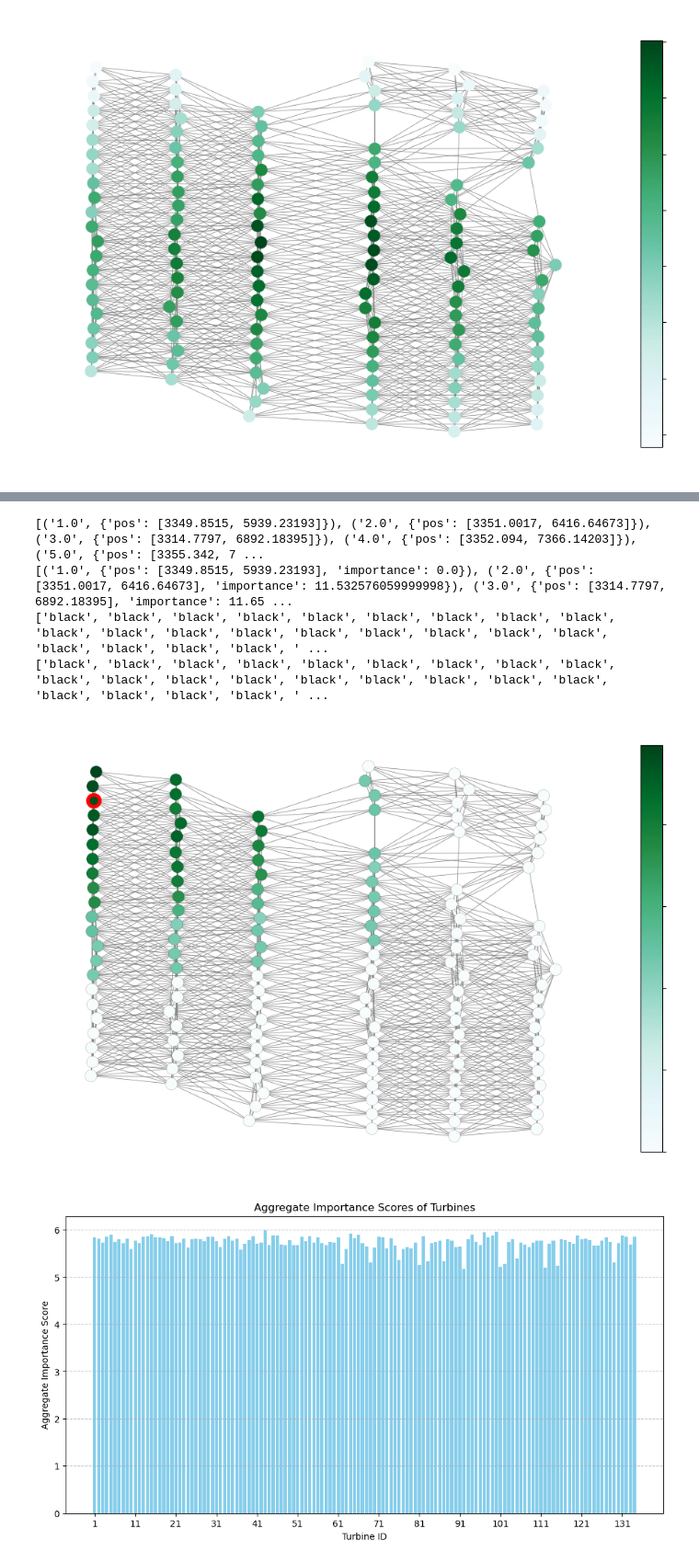
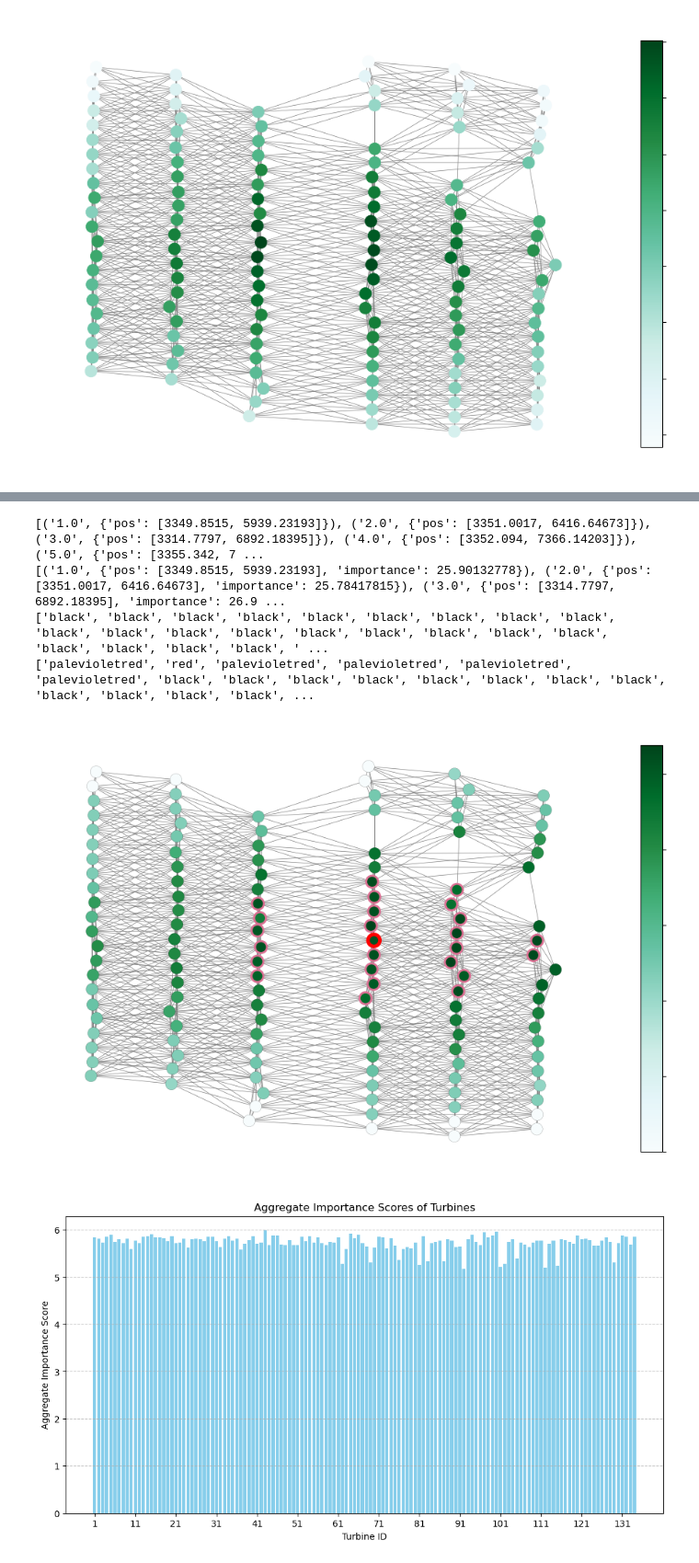
Before and after one commit to zowie128/ML4GD-WPF, a Jupyter notebook: gtcnn-explainer.ipynb, the cells around one changed output, grey strips where cells are left out. Shown at 92% size. Cells and saved outputs as stored; diff of their text form; code cells hidden in the pictures.

```diff
--- a/gtcnn-explainer.ipynb
+++ b/gtcnn-explainer.ipynb
@@ -787,7 +788,7 @@ Length: 1608, dtype: float64
 file_path = 'total_explanation_data_EPOCH100.csv'  # Replace with the path to your CSV file
 data = pd.read_csv(file_path, header=None)
 
-node_idx = 120
+node_idx = 1
 
 indices = [node_idx + 134 * i for i in range(12)]
 
@@ -829,6 +850,10 @@ for w in range(134):
 # %%
 G = nx.read_gml('data/spatial_graph_2000.gml')
 print(G.nodes(data=True))
+
+adj_mat = nx.adjacency_matrix(G)
+adj_mat_dense = adj_mat.todense()
+adjacent_indices = np.where(adj_mat_dense[[node_idx], :] > 0)[1]
 
 
 for i, node in enumerate(G.nodes()):
@@ -841,36 +866,44 @@ fig, ax = plt.subplots(figsize=(10, 8))
 # Position nodes based on 'pos' attribute
 pos = {node: (data['pos'][0], data['pos'][1]) for node, data in G.nodes(data=True)}
 
 # Calculate node colors based on 'importance' scores
 importance_values = [G.nodes[node]['importance'] for node in G.nodes()]
 
 cmap = plt.cm.BuGn  # Choose a colormap
 norm = plt.Normalize(vmin=min(importance_values), vmax=max(importance_values))
 colors = [cmap(norm(G.nodes[node]['importance'])) for node in G.nodes()]
 
 node_border_colors = ['black' for _ in G.nodes()]
+
 node_border_widths = [0.1 for _ in G.nodes()]
 print(node_border_colors)
 
+for adj_idx in adjacent_indices:
+    node_border_colors[adj_idx] = 'palevioletred'
+    node_border_widths[adj_idx] = 2
 node_border_colors[node_idx] = 'red'
+
 node_border_widths[node_idx] = 3.5
 print(node_border_colors)
 
 # Draw nodes with sizes based on values
 nx.draw(G, pos, node_size=140, node_color=colors, with_labels=False,edgecolors=node_border_colors, edge_color='grey',width=0.5, linewidths=node_border_widths, font_size=10, ax=ax)
 
 # Create a separate axis for the color bar
 cbar_ax = fig.add_axes([0.95, 0.15, 0.03, 0.7])  # Adjust the position and size of the color bar
 fig.colorbar(mpl.cm.ScalarMappable(norm=norm, cmap=cmap), cax=cbar_ax, orientation='vertical')
 cbar_ax.yaxis.set_major_formatter(mpl.ticker.NullFormatter())
 
+plt.savefig(f'network_explainer_node_{node_idx}.pdf', format='pdf')
+
+
 plt.show()
 # %% [output]
 [('1.0', {'pos': [3349.8515, 5939.23193]}), ('2.0', {'pos': [3351.0017, 6416.64673]}), ('3.0', {'pos': [3314.7797, 6892.18395]}), ('4.0', {'pos': [3352.094, 7366.14203]}), ('5.0', {'pos': [3355.342, 7 ...
-[('1.0', {'pos': [3349.8515, 5939.23193], 'importance': 0.0}), ('2.0', {'pos': [3351.0017, 6416.64673], 'importance': 11.532576059999998}), ('3.0', {'pos': [3314.7797, 6892.18395], 'importance': 11.65 ...
+[('1.0', {'pos': [3349.8515, 5939.23193], 'importance': 25.90132778}), ('2.0', {'pos': [3351.0017, 6416.64673], 'importance': 25.78417815}), ('3.0', {'pos': [3314.7797, 6892.18395], 'importance': 26.9 ...
 ['black', 'black', 'black', 'black', 'black', 'black', 'black', 'black', 'black', 'black', 'black', 'black', 'black', 'black', 'black', 'black', 'black', 'black', 'black', 'black', 'black', 'black', ' ...
-['black', 'black', 'black', 'black', 'black', 'black', 'black', 'black', 'black', 'black', 'black', 'black', 'black', 'black', 'black', 'black', 'black', 'black', 'black', 'black', 'black', 'black', ' ...
+['palevioletred', 'red', 'palevioletred', 'palevioletred', 'palevioletred', 'palevioletred', 'black', 'black', 'black', 'black', 'black', 'black', 'black', 'black', 'black', 'black', 'black', 'black', ...
-[figure, old version]
+[figure, new version]
 # %%
 
 
```
Also changed, not shown: parts of 3 cells of this notebook, 3 other files.
